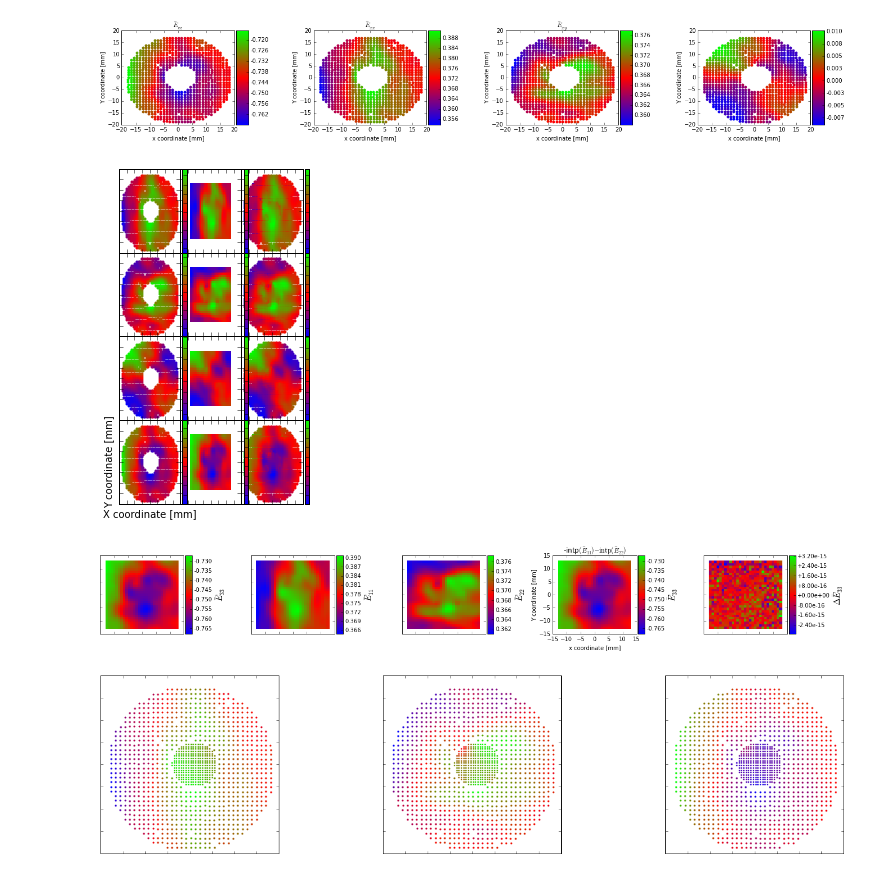
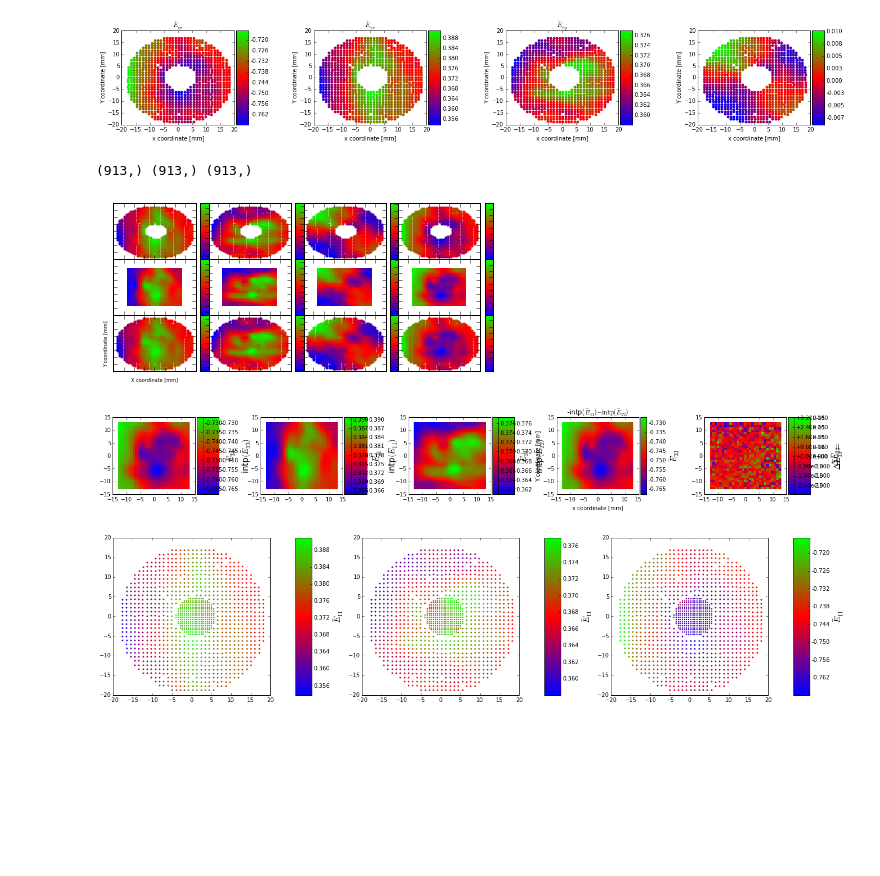
Before and after one commit to youngung/forming_limit_dic, a Jupyter notebook: tutorials/DIC dat interpolation OCT28-29.ipynb, the cells around one changed output. Saved outputs shown, nothing was run; the diff lists cells and outputs as text; code cells hidden in the pictures; blank space fills up the shorter version.

```diff
--- a/tutorials/DIC dat interpolation OCT28-29.ipynb
+++ b/tutorials/DIC dat interpolation OCT28-29.ipynb
@@ -99,8 +105,31 @@ E11=np.array(e11)
 E22=np.array(e22)
 E12=np.array(e12)
 E33=np.array(e33)
+# %%
+print Xcord.shape, Ycord.shape, E11.shape
+# %% [output]
+(913,) (913,) (913,)
 # %%
 def Rbf_intp(x,y,z,l=-13,u=13,n=30):
+    """
+    Apply Radial basis function interpolation
+    on the 2D scattered data such as z=z(x,y)
+
+    arguments
+    =========
+    x,y,z
+    l=-13
+    u=13
+    n=30
+
+    l and u defines the upper and lower rectangular
+    boundary in (x,y) plane, in which the interpolation
+    is conducted: l<x<u; l<y<u.
+    n defines the meshgrid size: the bigger the n value,
+    the finer the grid.
+
+    returns the interpolated z(x,y) in the n x n grid.
+    """
     import scipy; from scipy import interpolate
     from scipy.interpolate import Rbf
     tck = interpolate.bisplrep(x=x,y=y,z=z)
@@ -156,54 +185,55 @@ def Rbf_plot(ax,x,y,z,iopt=0,lab=None,norm=None,cmap=None,m=None,
 
 
 ## Application of the above two definitions
-gs = gridspec.GridSpec(4,3)
-gs.update(left=0.05,right=0.90,hspace=0.0,wspace=0.0)
-fig=plt.figure(figsize=(3,6))
+gs = gridspec.GridSpec(3,4)
+gs.update(left=0.05,right=0.90,hspace=0.0,wspace=0.15)
+fig=plt.figure(figsize=(6,3))
 ax1=fig.add_subplot(gs[0]);ax2=fig.add_subplot(gs[1]);
 ax3=fig.add_subplot(gs[2]);ax4=fig.add_subplot(gs[3]);
 ax5=fig.add_subplot(gs[4]);ax6=fig.add_subplot(gs[5]);
 ax7=fig.add_subplot(gs[6]);ax8=fig.add_subplot(gs[7]);
 ax9=fig.add_subplot(gs[8]);ax10=fig.add_subplot(gs[9]);
 ax11=fig.add_subplot(gs[10]);ax12=fig.add_subplot(gs[11]);
 #ax13=fig.add_subplot(gs[12]);ax14=fig.add_subplot(gs[13]);
 #ax15=fig.add_subplot(gs[14]);
 axes = fig.axes
 
 l=-13; u=13;n = 30
 
 xi,yi,E11_i = Rbf_intp(Xcord,Ycord,E11,l=l,u=u,n=n)
 xi,yi,E22_i = Rbf_intp(Xcord,Ycord,E22,l=l,u=u,n=n)
 xi,yi,E33_i = Rbf_intp(Xcord,Ycord,E33,l=l,u=u,n=n)
 xi,yi,E12_i = Rbf_intp(Xcord,Ycord,E12,l=l,u=u,n=n)
 
 
 norm, cmap, m = Rbf_plot(ax1,Xcord,Ycord,E11,1,lab=r'$\bar{E}_{11}$')
-Rbf_plot(ax2,xi,yi,E11_i,0,lab=r'$\bar{E}_{11}$',norm=norm,cmap=cmap,m=m)
-Rbf_plot(ax3,Xcord,Ycord,E11,1,lab=r'$\bar{E}_{11}$',norm=norm,cmap=cmap,m=m)
-Rbf_plot(ax3,xi,yi,E11_i,0,lab=r'$\bar{E}_{11}$',norm=norm,cmap=cmap,m=m,icb=True)
+Rbf_plot(ax5,xi,yi,E11_i,0,lab=r'$\bar{E}_{11}$',norm=norm,cmap=cmap,m=m)
+Rbf_plot(ax9,Xcord,Ycord,E11,1,lab=r'$\bar{E}_{11}$',norm=norm,cmap=cmap,m=m)
+Rbf_plot(ax9,xi,yi,E11_i,0,lab=r'$\bar{E}_{11}$',norm=norm,cmap=cmap,m=m,icb=True)
 
-norm, cmap, m = Rbf_plot(ax4,Xcord,Ycord,E22,1,lab=r'$\bar{E}_{22}$')
-Rbf_plot(ax5,xi,yi,E22_i,0,lab=r'$\bar{E}_{22}$',norm=norm,cmap=cmap,m=m)
-Rbf_plot(ax6,Xcord,Ycord,E22,1,lab=r'$\bar{E}_{22}$',norm=norm,cmap=cmap,m=m)
-Rbf_plot(ax6,xi,yi,E22_i,0,lab=r'$\bar{E}_{22}$',norm=norm,cmap=cmap,m=m,icb=True)
+norm, cmap, m = Rbf_plot(ax2,Xcord,Ycord,E22,1,lab=r'$\bar{E}_{22}$')
+Rbf_plot(ax6,xi,yi,E22_i,0,lab=r'$\bar{E}_{22}$',norm=norm,cmap=cmap,m=m)
+Rbf_plot(ax10,Xcord,Ycord,E22,1,lab=r'$\bar{E}_{22}$',norm=norm,cmap=cmap,m=m)
+Rbf_plot(ax10,xi,yi,E22_i,0,lab=r'$\bar{E}_{22}$',norm=norm,cmap=cmap,m=m,icb=True)
 
-norm, cmap, m = Rbf_plot(ax7,Xcord,Ycord,E12,1,lab=r'$\bar{E}_{12}$')
-Rbf_plot(ax8,xi,yi,E12_i,0,lab=r'$\bar{E}_{12}$',norm=norm,cmap=cmap,m=m)
-Rbf_plot(ax9,Xcord,Ycord,E12,1,lab=r'$\bar{E}_{12}$',norm=norm,cmap=cmap,m=m)
-Rbf_plot(ax9,xi,yi,E12_i,0,lab=r'$\bar{E}_{12}$',norm=norm,cmap=cmap,m=m,icb=True)
+norm, cmap, m = Rbf_plot(ax3,Xcord,Ycord,E12,1,lab=r'$\bar{E}_{12}$')
+Rbf_plot(ax7,xi,yi,E12_i,0,lab=r'$\bar{E}_{12}$',norm=norm,cmap=cmap,m=m)
+Rbf_plot(ax11,Xcord,Ycord,E12,1,lab=r'$\bar{E}_{12}$',norm=norm,cmap=cmap,m=m)
+Rbf_plot(ax11,xi,yi,E12_i,0,lab=r'$\bar{E}_{12}$',norm=norm,cmap=cmap,m=m,icb=True)
 
-norm, cmap,m=Rbf_plot(ax10,Xcord,Ycord,E33,1,lab=r'$\bar{E}_{33}$')
-Rbf_plot(ax11,xi,yi,E33_i,0,lab=r'$\bar{E}_{33}$',norm=norm,cmap=cmap,m=m)
+norm, cmap,m=Rbf_plot(ax4,Xcord,Ycord,E33,1,lab=r'$\bar{E}_{33}$')
+Rbf_plot(ax8,xi,yi,E33_i,0,lab=r'$\bar{E}_{33}$',norm=norm,cmap=cmap,m=m)
 Rbf_plot(ax12,Xcord,Ycord,E33,1,lab=r'$\bar{E}_{33}$',norm=norm,cmap=cmap,m=m)
 Rbf_plot(ax12,xi,yi,E33_i,0,lab=r'$\bar{E}_{33}$',norm=norm,cmap=cmap,m=m,icb=True)
 
 mpl_lib.rm_all_lab(fig.axes)
-ax10.set_xlabel('X coordinate [mm]'); ax10.set_ylabel('Y coordinate [mm]')
+ft=dict(fontsize=5)
+ax9.set_xlabel('X coordinate [mm]',ft); ax9.set_ylabel('Y coordinate [mm]',ft)
 
 from MP.lib import mpl_lib
 mpl_lib.tune_xy_lim(axes)
 # %% [output]
-[figure, old version]
+[figure, new version]
 # %%
 def add_cb(ax,cmap,norm,ylab=r'$\Delta\bar{E}_{33}$',fmt='%+8.2e'):
     b = ax.get_position()
@@ -244,7 +274,7 @@ err = E33_i - intpd
 norm,cmap,m = Rbf_plot(ax5,xi,yi,err,0,lab=r'$\Delta\bar{E}_{33}=$') #-intp$(\bar{E}_{11})-\mathrm{intp}(\bar{E}_{22})-$intp$(\bar{E}_{33})$')
 add_cb(ax5,cmap=cmap,norm=norm,ylab=r'$\Delta\bar{E}_{33}$',fmt='%+8.2e')
 # %% [output]
-[figure, old version]
+[figure, new version]
 # %%
 def avg(r=5,ax=None,iplot=True,x=None,y=None,z=None,
         n=20,l=-8,u=8,x0=0,y0=0,lab='None'):
@@ -283,4 +313,4 @@ ax2.set_aspect('equal')
 avg(r=5,ax=ax3,iplot=True,x=Xcord,y=Ycord,z=E33,n=50,l=-13,u=13,x0=1,y0=0,lab=r'$\bar{E}_{11}$')
 ax3.set_aspect('equal')
 # %% [output]
-[figure, old version]
+[figure, new version]
```
Also changed, not shown: parts of 1 cell of this notebook, 20 other files.
